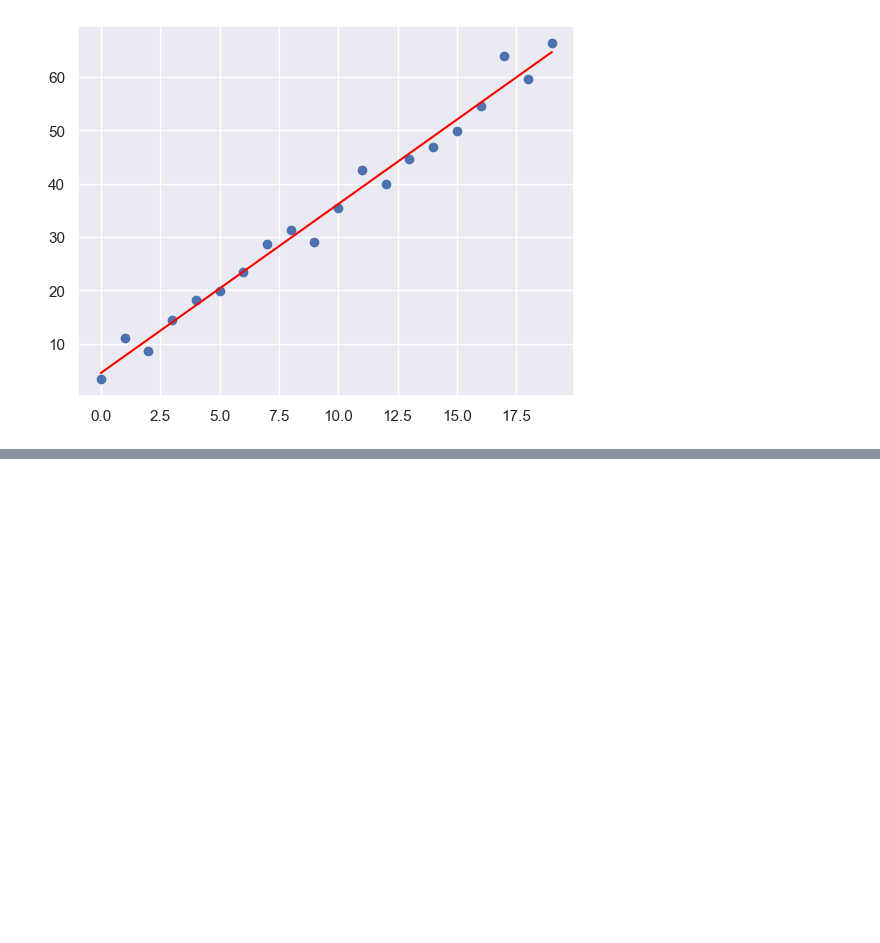
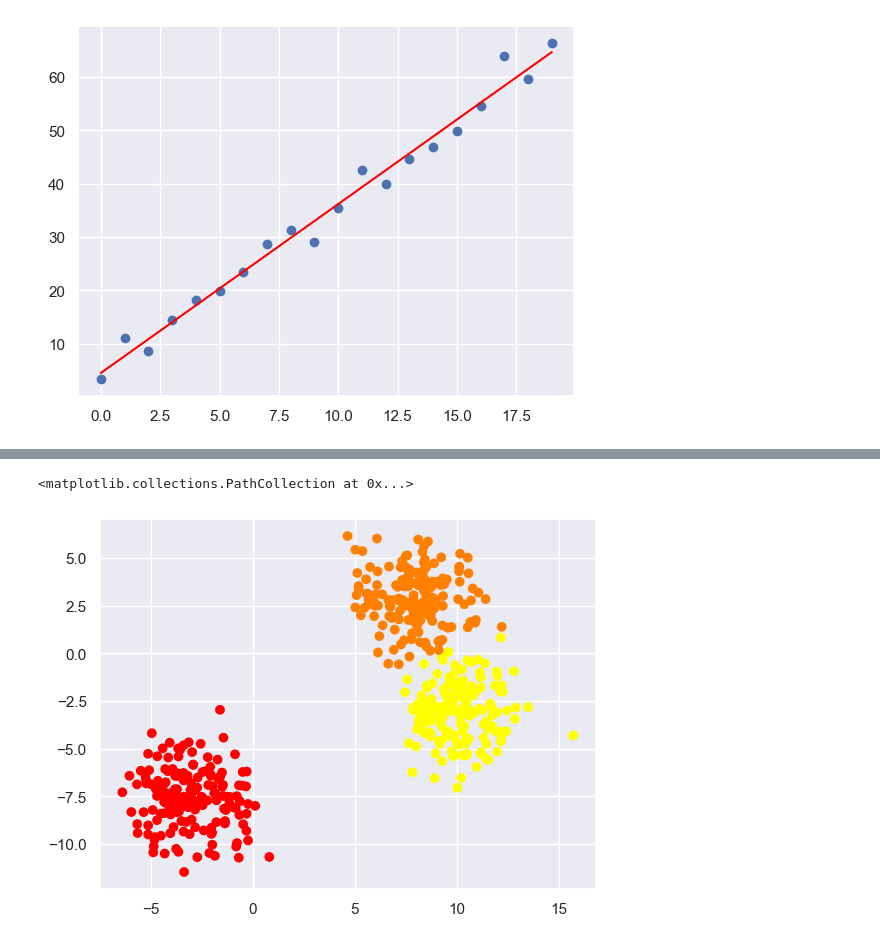
Before and after one commit to alter0z/artificial-intelligence-course, a Jupyter notebook: machine_learning.ipynb, the cells around one changed output, grey strips where cells are left out. Saved outputs shown, nothing was run; the diff lists cells and outputs as text; code cells hidden in the pictures; blank space fills up the shorter version.

```diff
--- a/machine_learning.ipynb
+++ b/machine_learning.ipynb
@@ -212,0 +286,9 @@ plt.plot(x, y_pred, color='red')
+# %%
+m1 = x[y == 0, :].mean(axis=0)
+m2 = x[y == 1, :].mean(axis=0)
+m3 = x[y == 2, :].mean(axis=0)
+group = makeGroup(x, m1, m2, m3)
+plt.scatter(x[:, 0], x[:, 1], c=group, cmap='autumn')
+# %% [output]
+<matplotlib.collections.PathCollection at 0x...>
+[figure, added]
```
Also changed, not shown: parts of 17 cells of this notebook.
